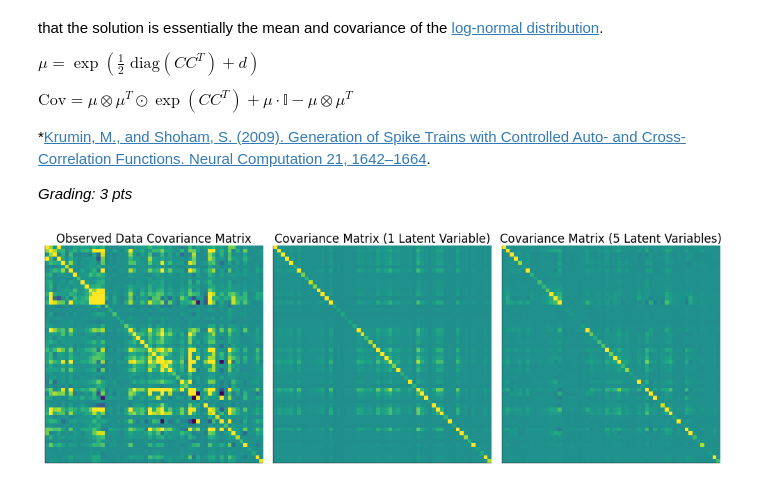
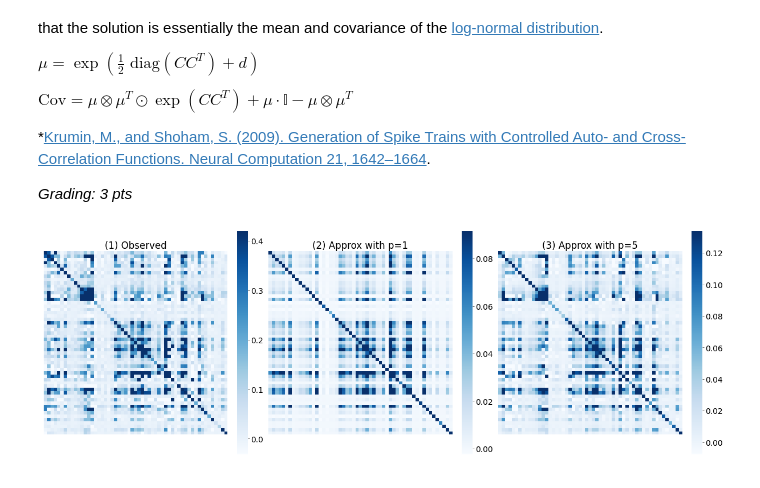
Before and after one commit to JuliusGrote/NDS_2025, a Jupyter notebook: notebooks/CodingLab6.ipynb, the cells around one changed output. Cells and saved outputs as stored; diff of their text form; code cells hidden in the pictures.

Commit message:
plot improvements and interpretation of task 4

```diff
--- a/notebooks/CodingLab6.ipynb
+++ b/notebooks/CodingLab6.ipynb
@@ -513,6 +513,7 @@ with sns.axes_style("ticks"):
         # sort neurons by weight
 
         if ntrial == 0:
+            # add to legend: blue lines is latent state
             ax.legend()
         if ntrial == 1:
             ax.plot([1000, 2000], [-3, -3], color="green")
@@ -534,8 +535,11 @@ with sns.axes_style("ticks"):
             x,
             state_evolution,
             color="tab:blue",
-            label="Latent State",
+            label="Evolution of Latent State",
         )
+
+        if ntrial == 0:
+            ax.legend(bbox_to_anchor=(1, 1.2))
         # plot the spike rasters by neuron (data.matdat["spikeTimes"][:, ntrial] is a list of spike times for each neuron)
         for neuron in range(n_neurons):
             spike_times = spikes[neuron]
@@ -555,4 +559,5 @@ with sns.axes_style("ticks"):
 
         ax.set_yticks([])
         ax.set_xticks([])
+        ax.set_title(f"Trial {ntrial + 1}")
 # %% [output]
@@ -589,60 +594,77 @@ def cov(fit: engine.PPGPFAfit):
     # Compute CC^T
     CCt = np.dot(C, C.T)  # shape: (ydim, ydim)
     # Compute mu
     mu = np.exp(0.5 * np.diag(CCt) + d)
     # Outer product of mu
     mu_outer = np.outer(mu, mu)
     # Covariance matrix
     cov_matrix = mu_outer * (np.exp(CCt)) + np.diag(mu) - mu_outer
     return cov_matrix, mu
 
 
 # --------------------------------------------------------------
 # Plot the covariance matrix of
 # (1) the observed data
 # (2) its approximation using 1 latent variable
 # (3) its approximation using 5 latent variable
 # and explain how they compare (1+1 pts).
 # --------------------------------------------------------------
 
-obs_corr = np.cov(data.all_raster)
-opt_r1, mu1 = cov(cross_val.fits[0])
-opt_r5, mu5 = cov(cross_val.fits[4])
+obs_cov = np.cov(data.all_raster)
+cov1, mu1 = cov(cross_val.fits[0])
+cov5, mu5 = cov(cross_val.fits[4])
 
 # HINT: Think about which type of colormap and ranges are appropriate here.
-from matplotlib.colors import LogNorm
+# percentile vmin/vmax in 5th~95th percentile for each matrix
+vmin_obs = np.percentile(obs_cov, 5)
+vmax_obs = np.percentile(obs_cov, 95)
 
-fig, axs = plt.subplots(1, 3, figsize=(10, 3.5))
-# add plot to visualize the differences in the covariance matrices
-axs[0].imshow(
-    obs_corr,
-    cmap="viridis",
-    #   norm=LogNorm(vmin=1e-3, vmax=20),
-    vmin=-0.5,
-    vmax=0.5,
+vmin_1 = np.percentile(cov1, 5)
+vmax_1 = np.percentile(cov1, 95)
+
+vmin_5 = np.percentile(cov5, 5)
+vmax_5 = np.percentile(cov5, 95)
+
+# seaborn.heatmap + Blues colormap
+fig, axes = plt.subplots(1, 3, figsize=(12, 4))
+
+sns.heatmap(
+    obs_cov,
+    ax=axes[0],
+    cmap="Blues",
+    vmin=vmin_obs,
+    vmax=vmax_obs,
+    cbar_kws={"label": ""},
+    square=True,
 )
-axs[0].set_title("Observed Data Covariance Matrix")
-axs[1].imshow(
-    opt_r1,
-    cmap="viridis",
-    #     norm=LogNorm(vmin=1e-3, vmax=20),
-    vmin=-0.5,
-    vmax=0.5,
+axes[0].set_title("(1) Observed")
+
+sns.heatmap(
+    cov1,
+    ax=axes[1],
+    cmap="Blues",
+    vmin=vmin_1,
+    vmax=vmax_1,
+    cbar_kws={"label": ""},
+    square=True,
 )
-axs[1].set_title("Covariance Matrix (1 Latent Variable)")
-axs[2].imshow(
-    opt_r5,
-    cmap="viridis",
-    # norm=LogNorm(vmin=1e-3, vmax=20),
-    vmin=-1,
-    vmax=1,
+axes[1].set_title("(2) Approx with p=1")
+
+sns.heatmap(
+    cov5,
+    ax=axes[2],
+    cmap="Blues",
+    vmin=vmin_5,
+    vmax=vmax_5,
+    cbar_kws={"label": ""},
+    square=True,
 )
-axs[2].set_title("Covariance Matrix (5 Latent Variables)")
-for ax in axs:
+axes[2].set_title("(3) Approx with p=5")
+
+for ax in axes:
     ax.set_xticks([])
     ax.set_yticks([])
 
-plt.tight_layout()
 plt.show()
 # %% [output]
-[figure, old version]
+[figure, new version]
```
Also changed, not shown: parts of 3 cells of this notebook.
